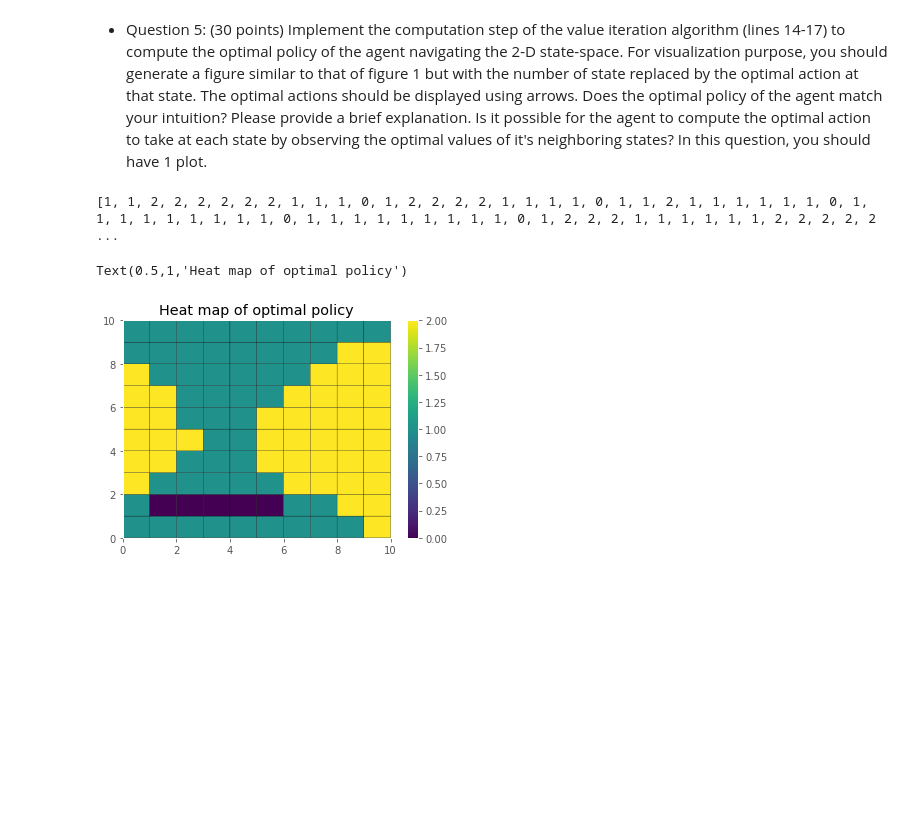
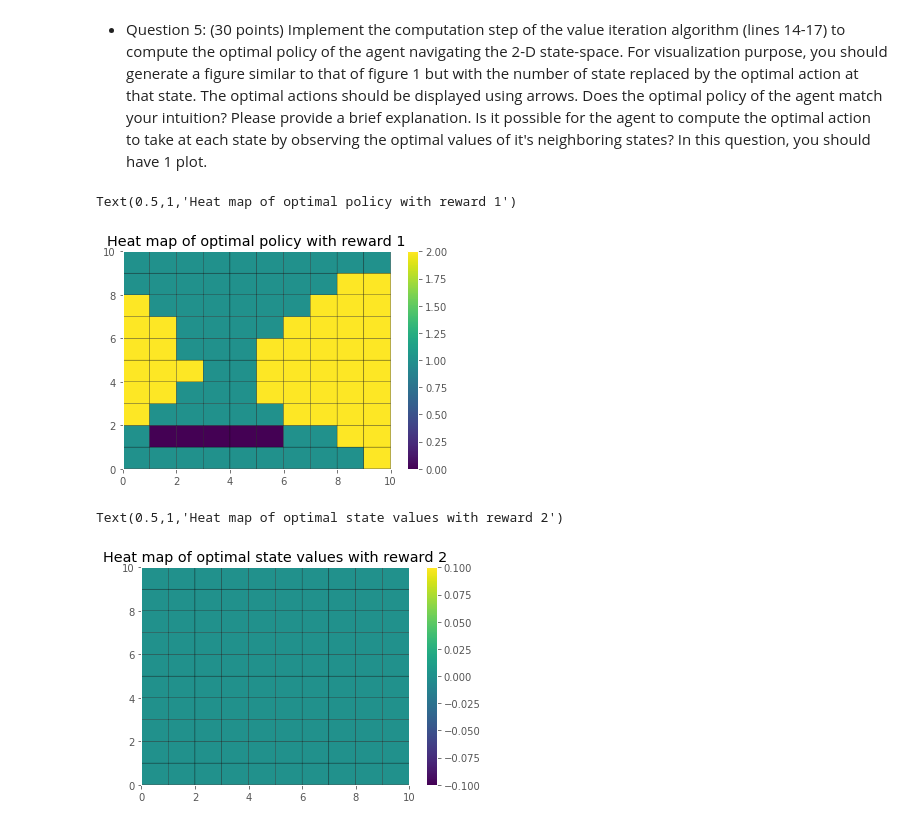
Before and after one commit to CallMeDDL/EE232E_Networks, a Jupyter notebook: project3/RL_part1.ipynb, the cells around one changed output. Cells and saved outputs as stored; diff of their text form; code cells hidden in the pictures; blank space fills up the shorter version.

```diff
--- a/project3/RL_part1.ipynb
+++ b/project3/RL_part1.ipynb
@@ -215,11 +226,11 @@ PI=[0 for col in range(0,MaxState)]
 for s in range(0,MaxState):
     temp=-100000;
     for i in range(0,MaxAction):
-        val=Expt_Value(s,i)
+        val=Expt_Value(s,i,R1)
         if val>temp:
             temp=val
             PI[s]=i
-print(PI)
+# print(PI)
 grid_PI=[[0 for col in range(0,10)] for row in range(0,10)];
 
 for i in range(0,10):
@@ -230,8 +241,24 @@ for i in range(0,10):
 # print(grid_V)
 plt.pcolor(X,Y,grid_PI,edgecolors='k')
 plt.colorbar()
-plt.title('Heat map of optimal policy')
+plt.title('Heat map of optimal policy with reward 1')
 # %% [output]
-[1, 1, 2, 2, 2, 2, 2, 2, 1, 1, 1, 0, 1, 2, 2, 2, 2, 1, 1, 1, 1, 0, 1, 1, 2, 1, 1, 1, 1, 1, 1, 0, 1, 1, 1, 1, 1, 1, 1, 1, 1, 0, 1, 1, 1, 1, 1, 1, 1, 1, 1, 0, 1, 2, 2, 2, 1, 1, 1, 1, 1, 1, 2, 2, 2, 2, 2 ...
+Text(0.5,1,'Heat map of optimal policy with reward 1')
-Text(0.5,1,'Heat map of optimal policy')
-[figure, old version]
+[figure, new version]
+# %%
+V=[0 for i in range(0,MaxState)];#Initialize state-value array
+State_Value_function(R2)
+grid_V=[[0 for col in range(0,10)] for row in range(0,10)];
+
+for i in range(0,10):
+    for j in range(0,10):
+        idx=i+10*j
+        grid_V[i][j]=V[idx]
+
+# print(grid_V)
+plt.pcolor(X,Y,grid_V,edgecolors='k')
+plt.colorbar()
+plt.title('Heat map of optimal state values with reward 2')
+# %% [output]
+Text(0.5,1,'Heat map of optimal state values with reward 2')
+[figure, added]
```
Also changed, not shown: parts of 2 cells of this notebook, 1 other file.
